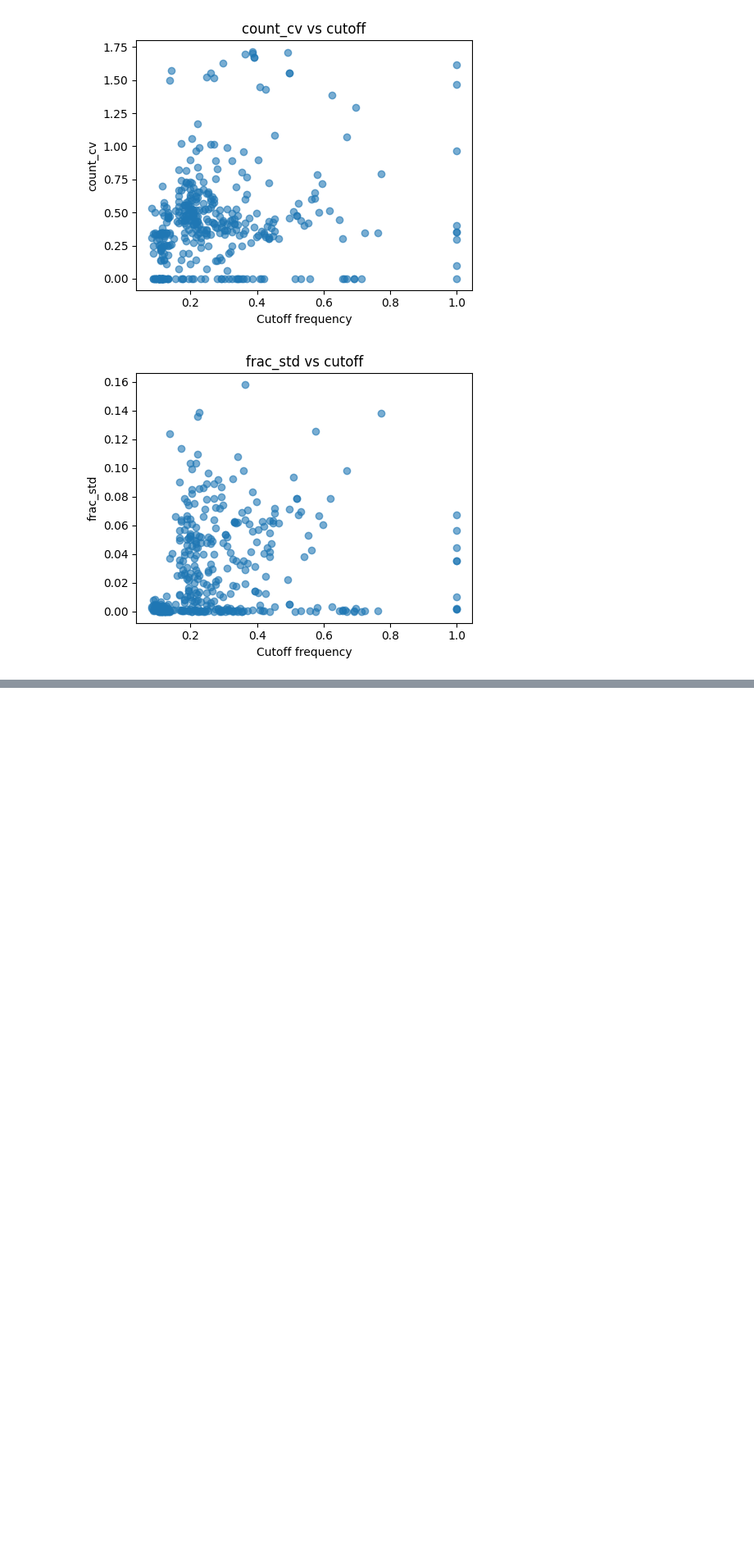
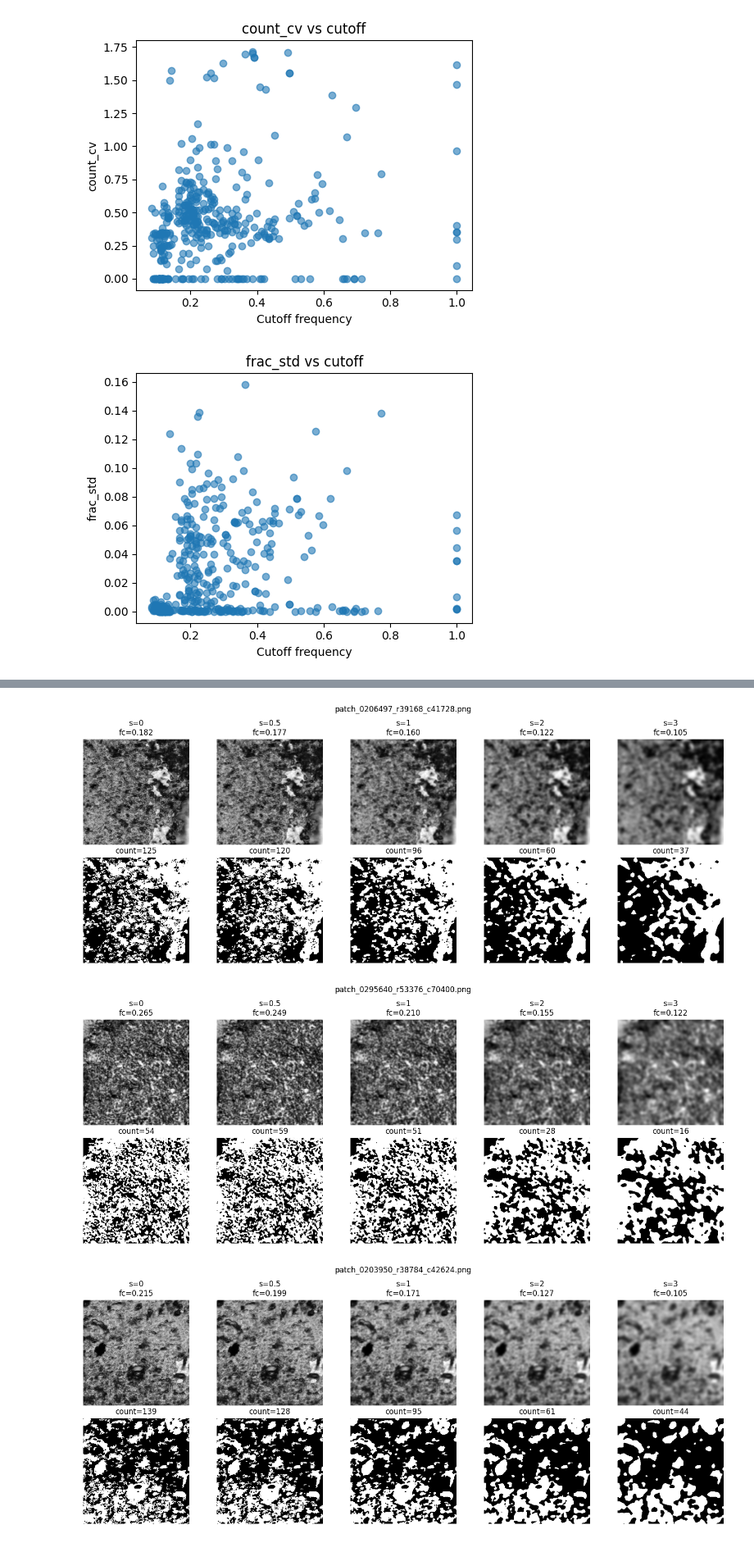
Before and after one commit to DwardEE/BME1462, a Jupyter notebook: image_verification.ipynb, the cells around one changed output, grey strips where cells are left out. Shown at 82% size. Saved outputs shown, nothing was run; the diff lists cells and outputs as text; code cells hidden in the pictures; blank space fills up the shorter version.

```diff
--- a/image_verification.ipynb
+++ b/image_verification.ipynb
@@ -323,0 +486,34 @@ for feat in ["count_std", "count_cv", "frac_std"]:
+# %%
+example_group = groups[0]
+example_path = os.path.join(base, example_group)
+example_files = [f for f in os.listdir(example_path) if f.endswith(".png")][:3]
+
+for fname in example_files:
+    patch = np.array(Image.open(os.path.join(example_path, fname)).convert("L"))
+
+    fig, axes = plt.subplots(2, len(blur_levels), figsize=(3*len(blur_levels), 6))
+    fig.suptitle(fname)
+
+    for j, s in enumerate(blur_levels):
+        if s > 0:
+            patch_blur = gaussian_filter(patch.astype(np.float32), s)
+        else:
+            patch_blur = patch.astype(np.float32)
+
+        fc_s, _, _, _ = effective_resolution_cutoff(patch_blur)
+        cnt_s, frac_s, mask_s = naive_segment_count(patch_blur, blur_sigma=0.0, min_size=6, dark_objects=True)
+
+        axes[0, j].imshow(patch_blur, cmap="gray")
+        axes[0, j].set_title(f"s={s}\nfc={fc_s:.3f}")
+        axes[0, j].axis("off")
+
+        axes[1, j].imshow(mask_s, cmap="gray")
+        axes[1, j].set_title(f"count={cnt_s}")
+        axes[1, j].axis("off")
+
+    plt.tight_layout()
+    plt.show()
+# %% [output]
+[figure, added]
+[figure, added]
+[figure, added]
```
Also changed, not shown: parts of 11 cells of this notebook.
